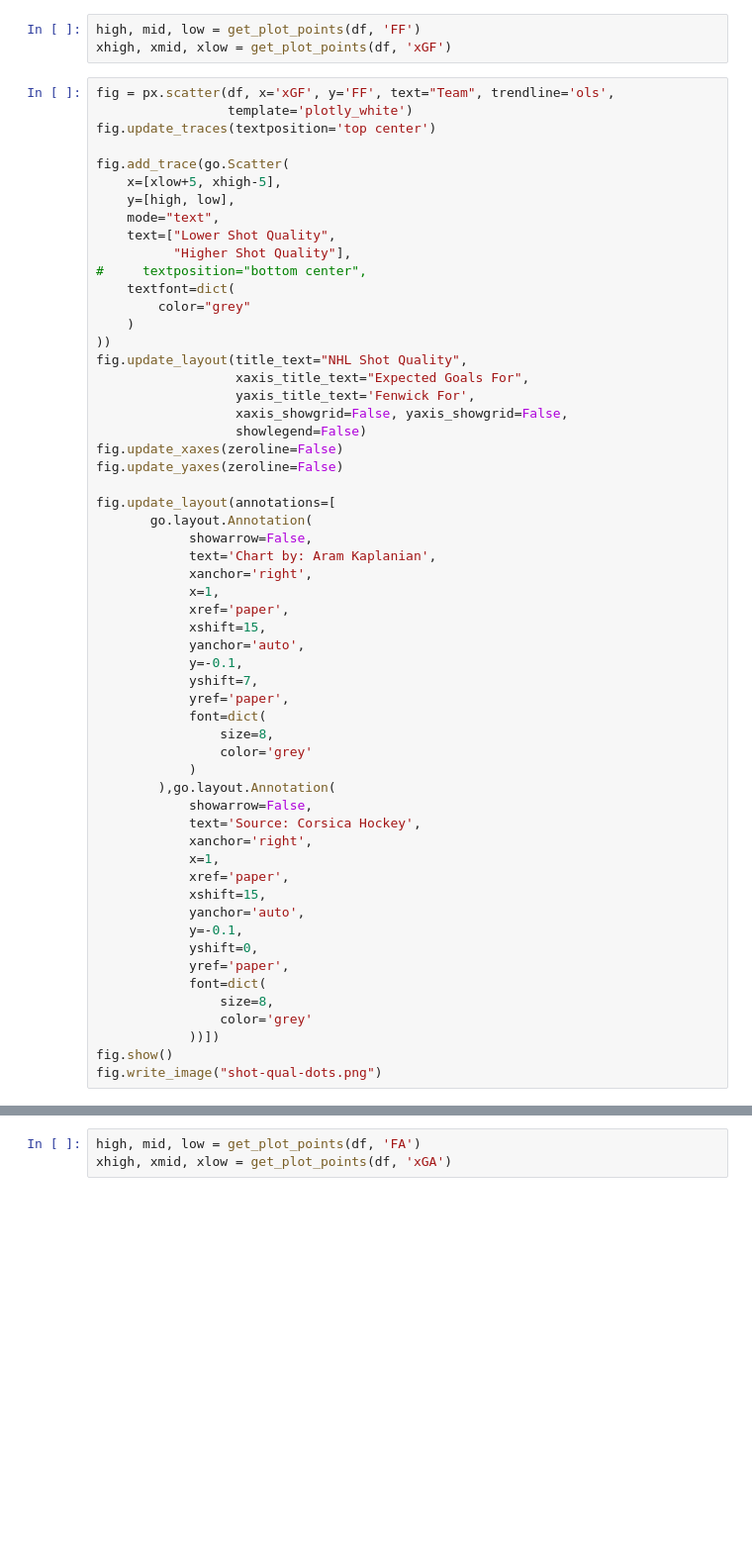
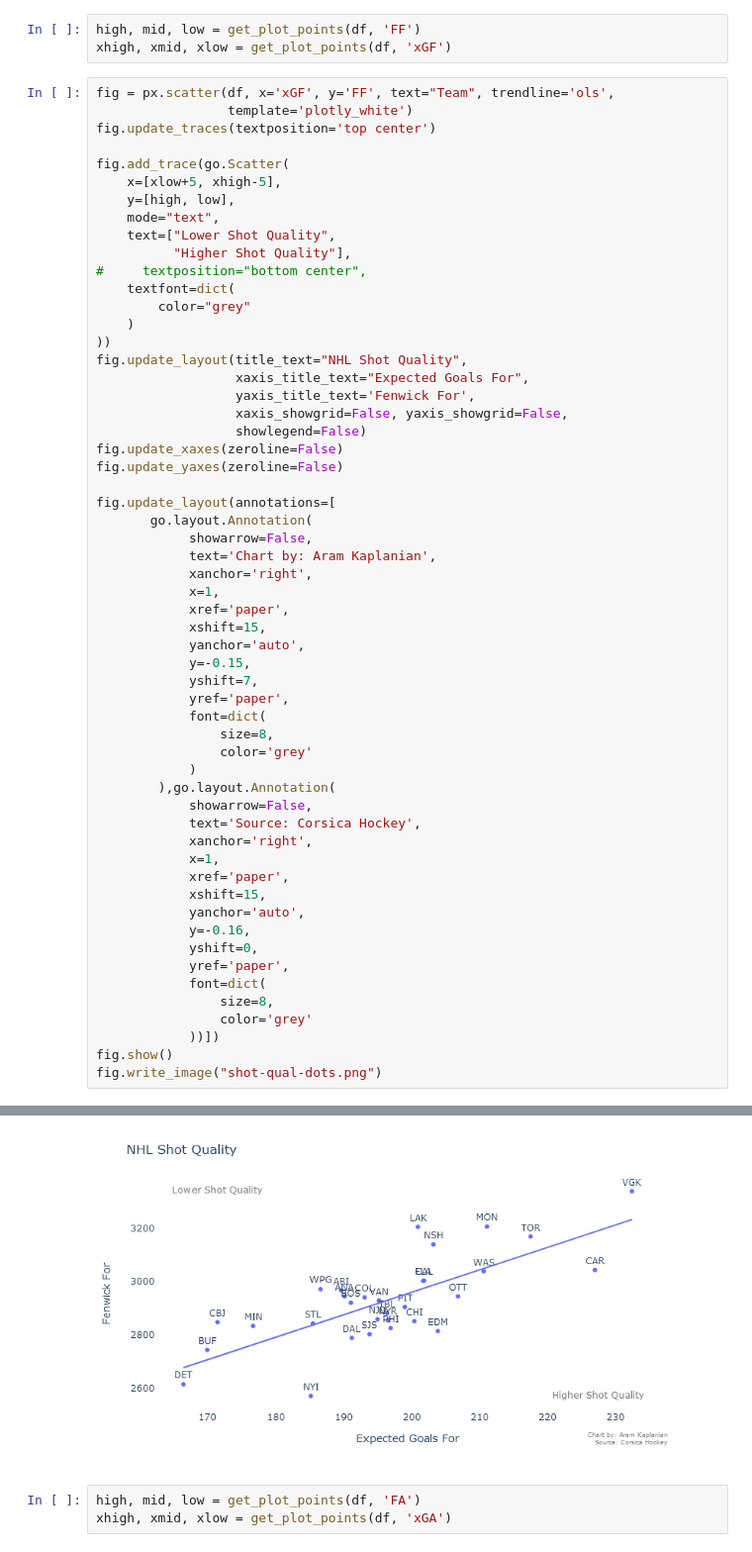
Before and after one commit to aramkaplanian/NHL_analysis, a Jupyter notebook: scratch.ipynb, the cells around one changed output, grey strips where cells are left out. Shown at 99% size. Saved outputs shown, nothing was run; the diff lists cells and outputs as text; blank space fills up the shorter version.

```diff
--- a/scratch.ipynb
+++ b/scratch.ipynb
@@ -249,7 +250,7 @@ fig.update_layout(annotations=[
             xref='paper',
             xshift=15,
             yanchor='auto',
-            y=-0.1,
+            y=-0.15,
             yshift=7,
             yref='paper',
             font=dict(
@@ -264,7 +265,7 @@ fig.update_layout(annotations=[
             xref='paper',
             xshift=15,
             yanchor='auto',
-            y=-0.1,
+            y=-0.16,
             yshift=0,
             yref='paper',
             font=dict(
@@ -278,3 +278,4 @@ fig.write_image("shot-qual-dots.png")
+[figure, added]
 # %%
 high, mid, low = get_plot_points(df, 'FA')
 xhigh, xmid, xlow = get_plot_points(df, 'xGA')
```
Also changed, not shown: parts of 5 cells of this notebook, 7 other files.
